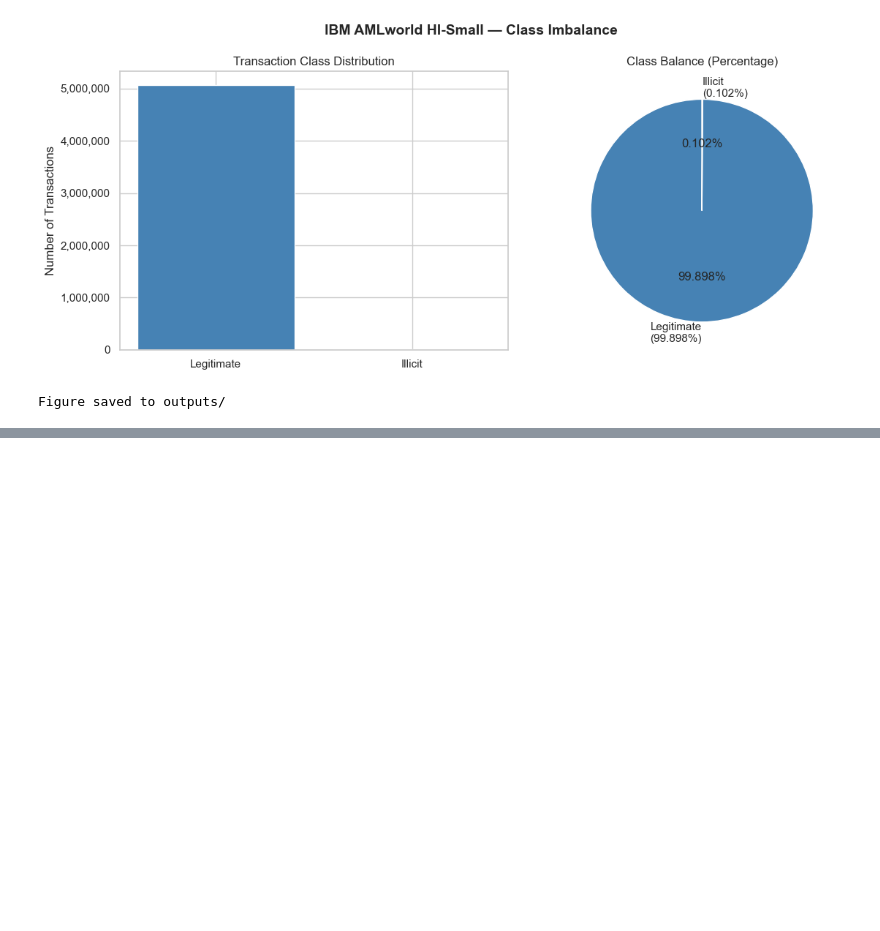
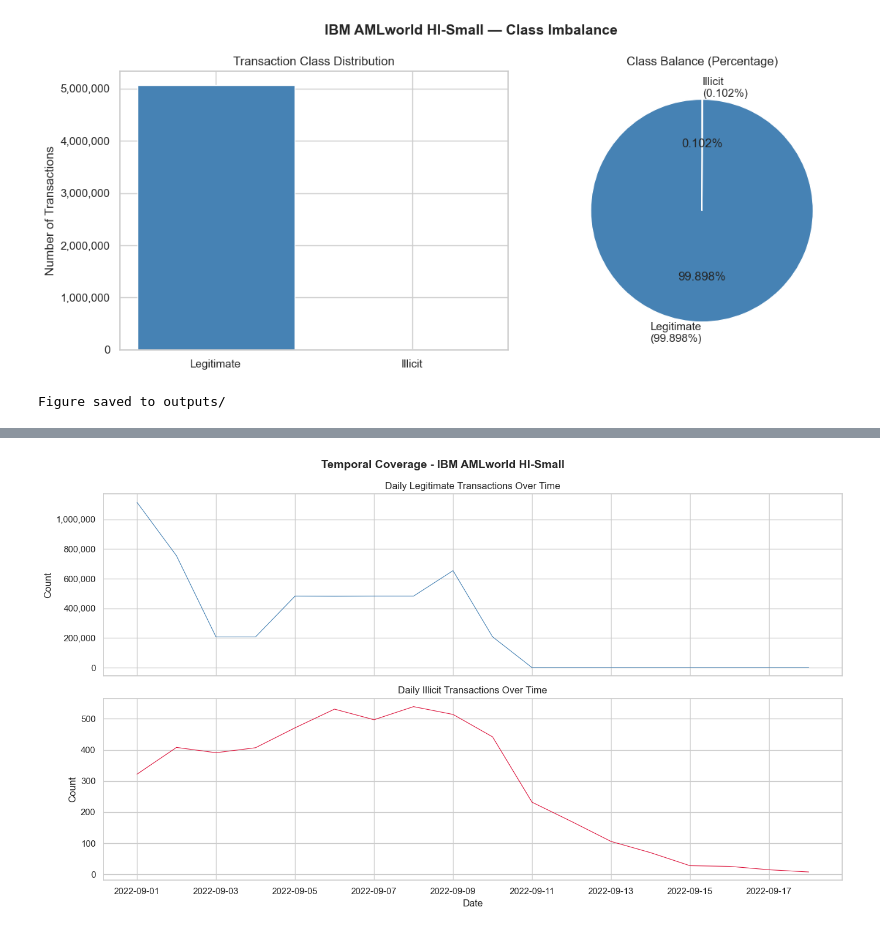
Before and after one commit to Charan2606Rajashekar/graph_AML_pipeline, a Jupyter notebook: notebooks/02_eda.ipynb, the cells around one changed output, grey strips where cells are left out. Cells and saved outputs as stored; diff of their text form; code cells hidden in the pictures; blank space fills up the shorter version.

Commit message:
Day 2: complete EDA notebook , currency analysis, temporal tail artefact documented

```diff
--- a/notebooks/02_eda.ipynb
+++ b/notebooks/02_eda.ipynb
@@ -84,0 +138,40 @@ Figure saved to outputs/
+# %%
+# Temporal coverage plot
+# Parse timestamp
+df['Timestamp'] = pd.to_datetime(df['Timestamp'])
+df['Date'] = df['Timestamp'].dt.date
+
+# Daily transaction counts by class
+daily = df.groupby(['Date', 'Is Laundering']).size().unstack(fill_value=0)
+daily.columns = ['Legitimate', 'Illicit']
+
+fig, axes = plt.subplots(2, 1, figsize=(14, 8), sharex=True)
+
+# All transactions over time
+axes[0].plot(daily.index, daily['Legitimate'],
+             color='steelblue', linewidth=0.8, label='Legitimate')
+axes[0].set_title('Daily Legitimate Transactions Over Time')
+axes[0].set_ylabel('Count')
+axes[0].yaxis.set_major_formatter(
+    mticker.FuncFormatter(lambda x, _: f'{x:,.0f}'))
+
+# Illicit transactions over time
+axes[1].plot(daily.index, daily['Illicit'],
+             color='crimson', linewidth=0.8, label='Illicit')
+axes[1].set_title('Daily Illicit Transactions Over Time')
+axes[1].set_ylabel('Count')
+axes[1].set_xlabel('Date')
+
+plt.suptitle('Temporal Coverage - IBM AMLworld HI-Small',
+             fontsize=14, fontweight='bold')
+plt.tight_layout()
+plt.savefig('../outputs/fig03_temporal_coverage.png',
+            dpi=150, bbox_inches='tight')
+plt.show()
+
+# Print date range
+print(f"Dataset start: {df['Timestamp'].min()}")
+print(f"Dataset end:   {df['Timestamp'].max()}")
+print(f"Total days:    {(df['Timestamp'].max() - df['Timestamp'].min()).days}")
+# %% [output]
+[figure, added]
```
Also changed, not shown: parts of 7 cells of this notebook, 1 other file.
